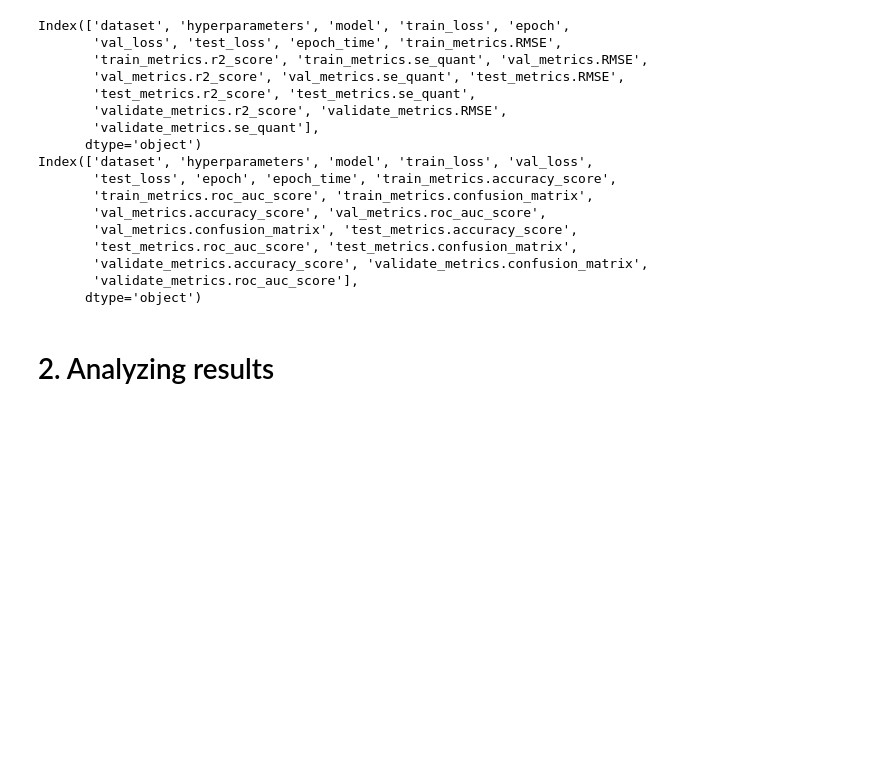
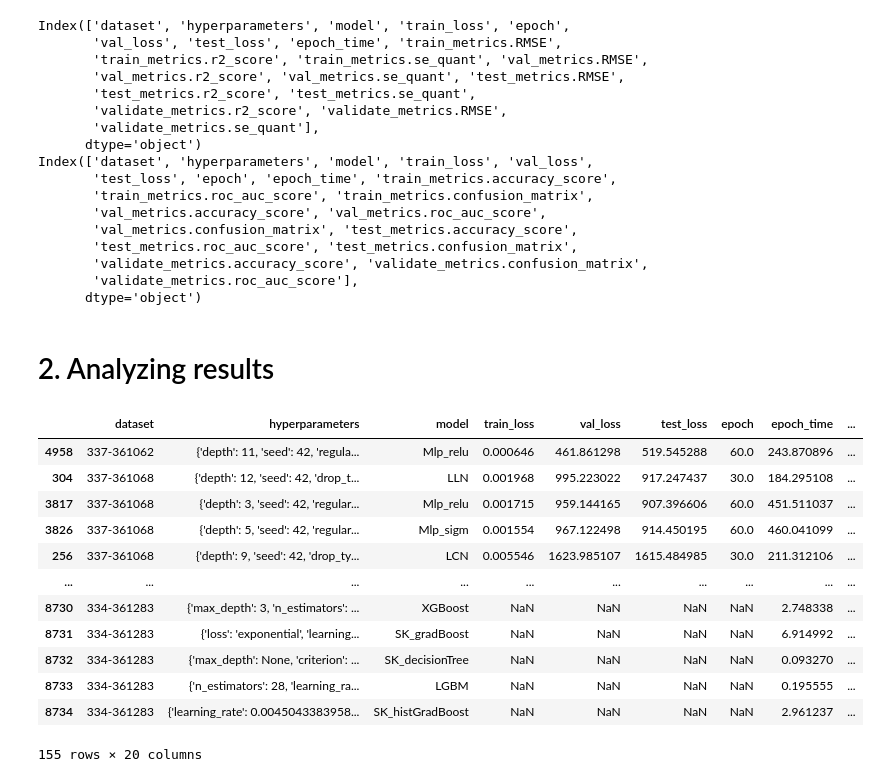
Before and after one commit to Bartosz-G/non-homogenous-data-working-repo, a Jupyter notebook: results/ResultsAnalysis.ipynb, the cells around one changed output. Saved outputs shown, nothing was run; the diff lists cells and outputs as text; code cells hidden in the pictures; blank space fills up the shorter version.

```diff
--- a/results/ResultsAnalysis.ipynb
+++ b/results/ResultsAnalysis.ipynb
@@ -62,0 +76,16 @@ Index(['dataset', 'hyperparameters', 'model', 'train_loss', 'val_loss',
+# %%
+top_acc_score
+# %% [output]
+|  | dataset | hyperparameters | model | train_loss | val_loss | test_loss | epoch | epoch_time | ... |
+| 4958 | 337-361062 | {'depth': 11, 'seed': 42, 'regula... | Mlp_relu | 0.000646 | 461.861298 | 519.545288 | 60.0 | 243.870896 | ... |
+| 304 | 337-361068 | {'depth': 12, 'seed': 42, 'drop_t... | LLN | 0.001968 | 995.223022 | 917.247437 | 30.0 | 184.295108 | ... |
+| 3817 | 337-361068 | {'depth': 3, 'seed': 42, 'regular... | Mlp_relu | 0.001715 | 959.144165 | 907.396606 | 60.0 | 451.511037 | ... |
+| 3826 | 337-361068 | {'depth': 5, 'seed': 42, 'regular... | Mlp_sigm | 0.001554 | 967.122498 | 914.450195 | 60.0 | 460.041099 | ... |
+| 256 | 337-361068 | {'depth': 9, 'seed': 42, 'drop_ty... | LCN | 0.005546 | 1623.985107 | 1615.484985 | 30.0 | 211.312106 | ... |
+| ... | ... | ... | ... | ... | ... | ... | ... | ... | ... |
+| 8730 | 334-361283 | {'max_depth': 3, 'n_estimators': ... | XGBoost | NaN | NaN | NaN | NaN | 2.748338 | ... |
+| 8731 | 334-361283 | {'loss': 'exponential', 'learning... | SK_gradBoost | NaN | NaN | NaN | NaN | 6.914992 | ... |
+| 8732 | 334-361283 | {'max_depth': None, 'criterion': ... | SK_decisionTree | NaN | NaN | NaN | NaN | 0.093270 | ... |
+| 8733 | 334-361283 | {'n_estimators': 28, 'learning_ra... | LGBM | NaN | NaN | NaN | NaN | 0.195555 | ... |
+| 8734 | 334-361283 | {'learning_rate': 0.0045043383958... | SK_histGradBoost | NaN | NaN | NaN | NaN | 2.961237 | ... |
+155 rows × 20 columns
```
Also changed, not shown: parts of 11 cells of this notebook, 1 other file.
